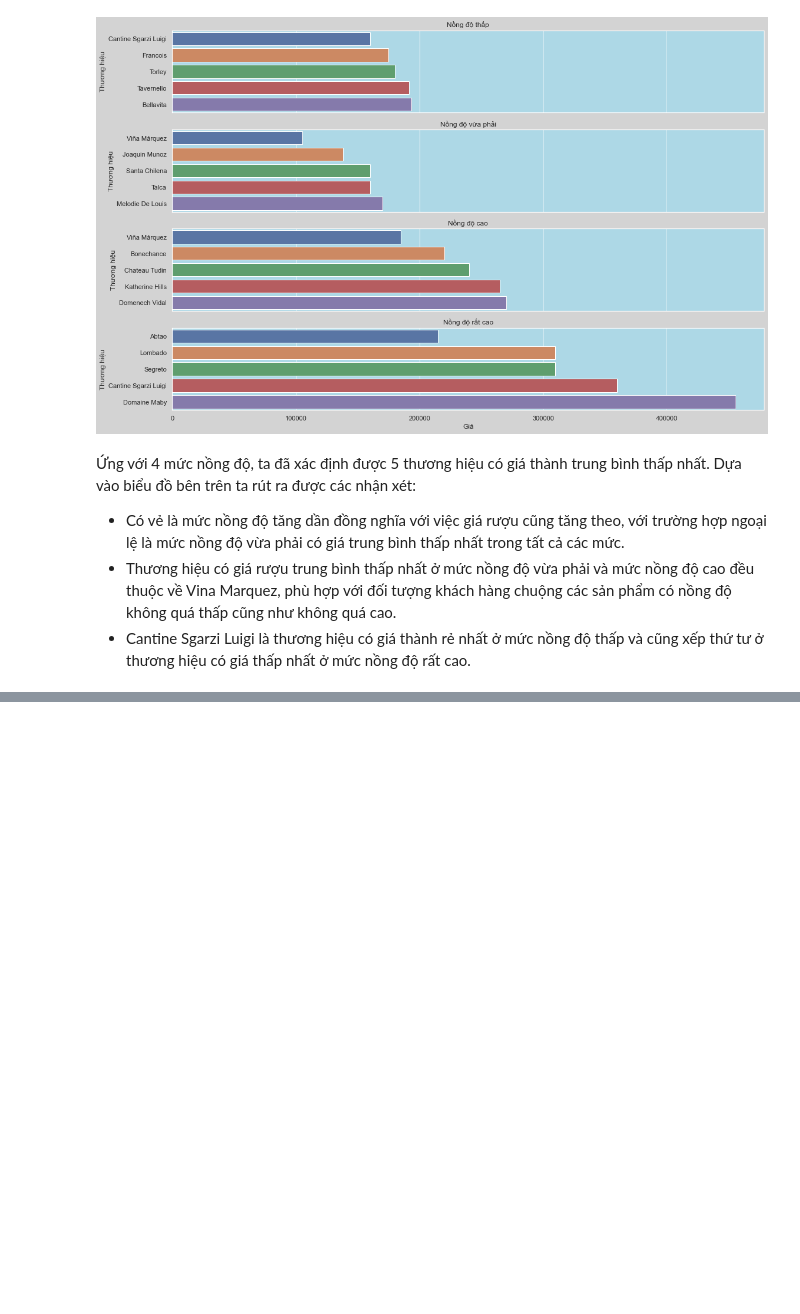
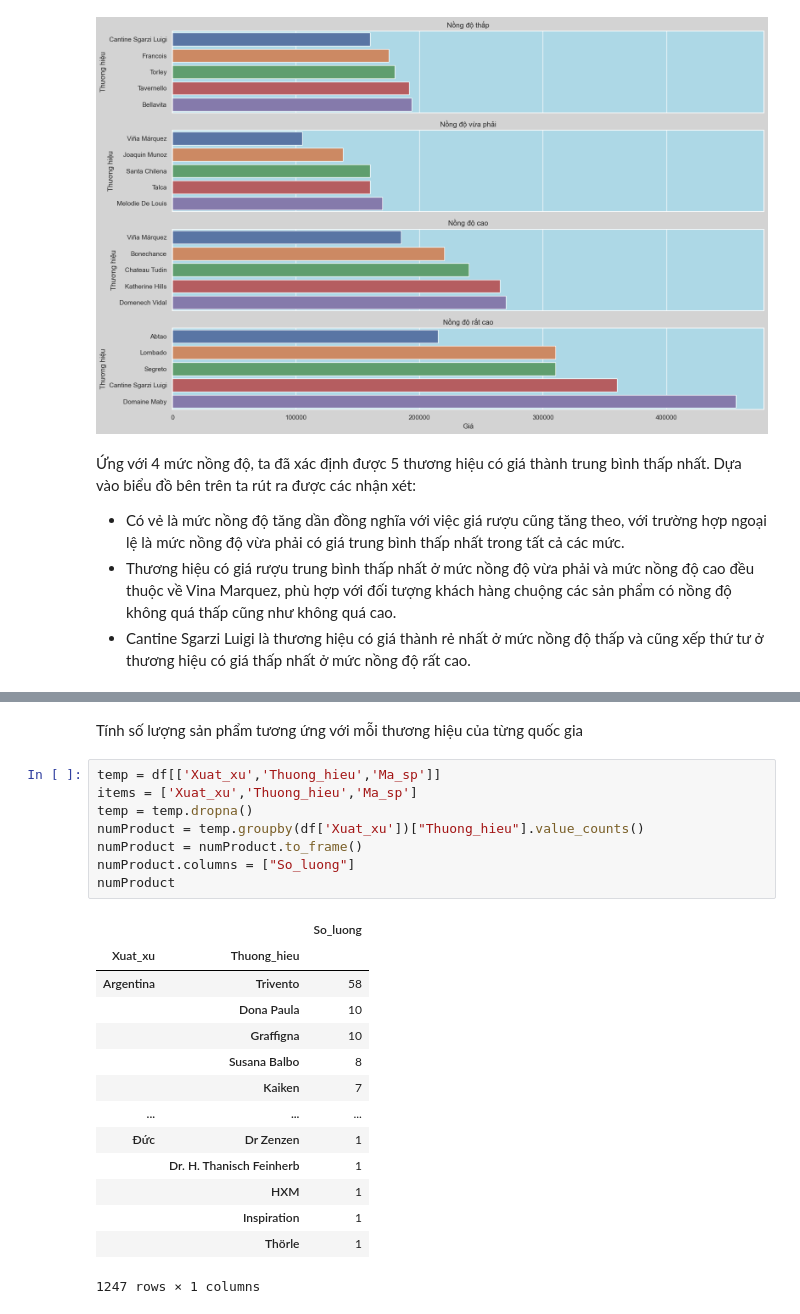
Before and after one commit to nmnghia0506/-NMKHDL_20_21, a Jupyter notebook: DatCauHoi.ipynb, the cells around one changed output, grey strips where cells are left out. Drawn from its saved outputs; the diff is of its cells as text; blank space fills up the shorter version.

```diff
--- a/DatCauHoi.ipynb
+++ b/DatCauHoi.ipynb
@@ -346,0 +452,25 @@ plt.tight_layout()
+# %% [markdown]
+Tính số lượng sản phẩm tương ứng với mỗi thương hiệu của từng quốc gia
+# %%
+temp = df[['Xuat_xu','Thuong_hieu','Ma_sp']]
+items = ['Xuat_xu','Thuong_hieu','Ma_sp']
+temp = temp.dropna()
+numProduct = temp.groupby(df['Xuat_xu'])["Thuong_hieu"].value_counts()
+numProduct = numProduct.to_frame()
+numProduct.columns = ["So_luong"]
+numProduct
+# %% [output]
+|  |  | So_luong |
+| Xuat_xu | Thuong_hieu |  |
+| Argentina | Trivento | 58 |
+|  | Dona Paula | 10 |
+|  | Graffigna | 10 |
+|  | Susana Balbo | 8 |
+|  | Kaiken | 7 |
+| ... | ... | ... |
+| Đức | Dr Zenzen | 1 |
+|  | Dr. H. Thanisch Feinherb | 1 |
+|  | HXM | 1 |
+|  | Inspiration | 1 |
+|  | Thörle | 1 |
+1247 rows × 1 columns
```
Also changed, not shown: parts of 25 cells of this notebook.
